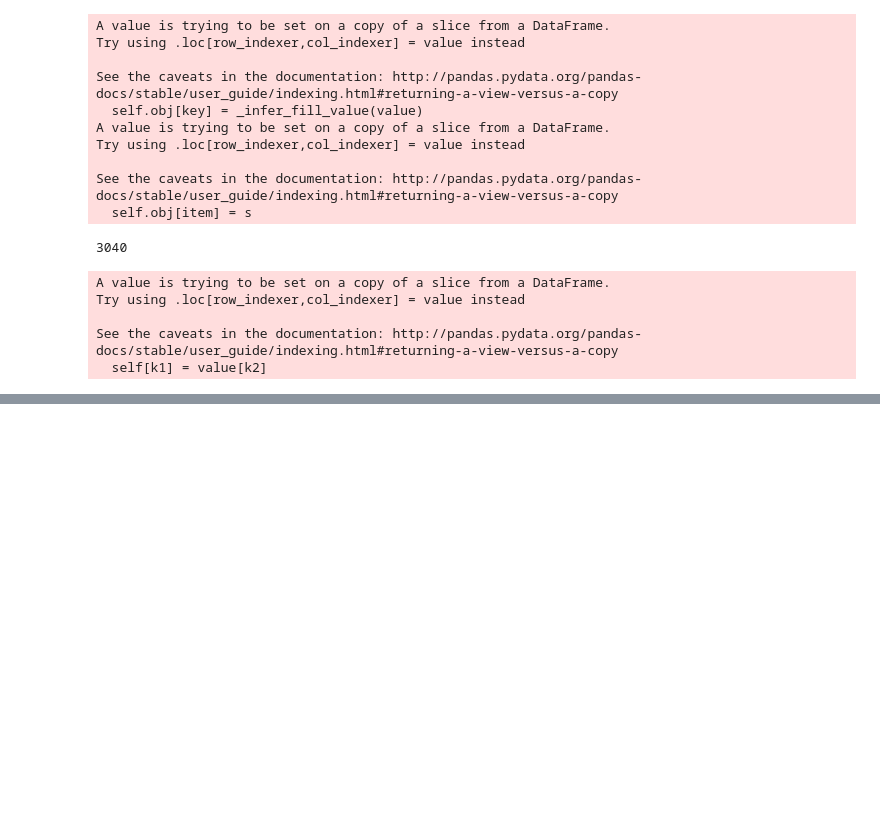
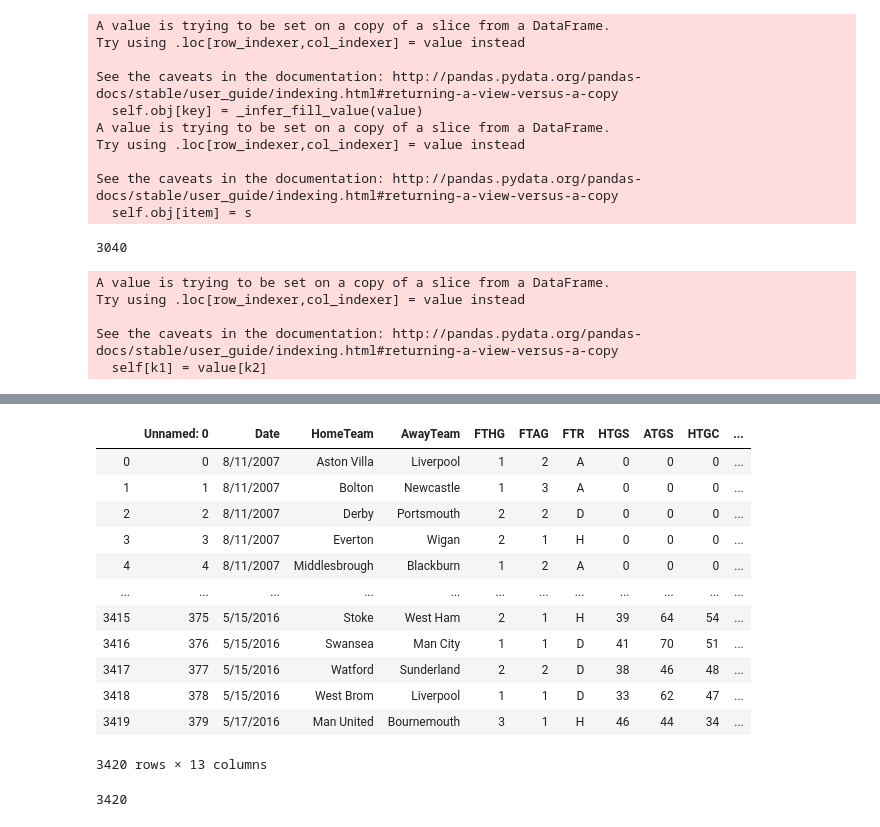
Before and after one commit to enliktjioe/nn2020-football, a Jupyter notebook: Preprocessing.ipynb, the cells around one changed output, grey strips where cells are left out. Saved outputs shown, nothing was run; the diff lists cells and outputs as text; code cells hidden in the pictures; blank space fills up the shorter version.

```diff
--- a/Preprocessing.ipynb
+++ b/Preprocessing.ipynb
@@ -444,3 +449,22 @@ df_EPL.to_csv(path + "EPL.csv")
 df_LaLiga.to_csv(path + "LaLiga.csv")
 # %%
 df_epl_stat = pd.read_csv('epl_stats.csv')
+df_epl_stat
+# %% [output]
+|  | Unnamed: 0 | Date | HomeTeam | AwayTeam | FTHG | FTAG | FTR | HTGS | ATGS | HTGC | ... |
+| 0 | 0 | 8/11/2007 | Aston Villa | Liverpool | 1 | 2 | A | 0 | 0 | 0 | ... |
+| 1 | 1 | 8/11/2007 | Bolton | Newcastle | 1 | 3 | A | 0 | 0 | 0 | ... |
+| 2 | 2 | 8/11/2007 | Derby | Portsmouth | 2 | 2 | D | 0 | 0 | 0 | ... |
+| 3 | 3 | 8/11/2007 | Everton | Wigan | 2 | 1 | H | 0 | 0 | 0 | ... |
+| 4 | 4 | 8/11/2007 | Middlesbrough | Blackburn | 1 | 2 | A | 0 | 0 | 0 | ... |
+| ... | ... | ... | ... | ... | ... | ... | ... | ... | ... | ... | ... |
+| 3415 | 375 | 5/15/2016 | Stoke | West Ham | 2 | 1 | H | 39 | 64 | 54 | ... |
+| 3416 | 376 | 5/15/2016 | Swansea | Man City | 1 | 1 | D | 41 | 70 | 51 | ... |
+| 3417 | 377 | 5/15/2016 | Watford | Sunderland | 2 | 2 | D | 38 | 46 | 48 | ... |
+| 3418 | 378 | 5/15/2016 | West Brom | Liverpool | 1 | 1 | D | 33 | 62 | 47 | ... |
+| 3419 | 379 | 5/17/2016 | Man United | Bournemouth | 3 | 1 | H | 46 | 44 | 34 | ... |
+3420 rows × 13 columns
+# %%
+len(df_epl_stat)
+# %% [output]
+3420
```
Also changed, not shown: parts of 4 cells of this notebook.
